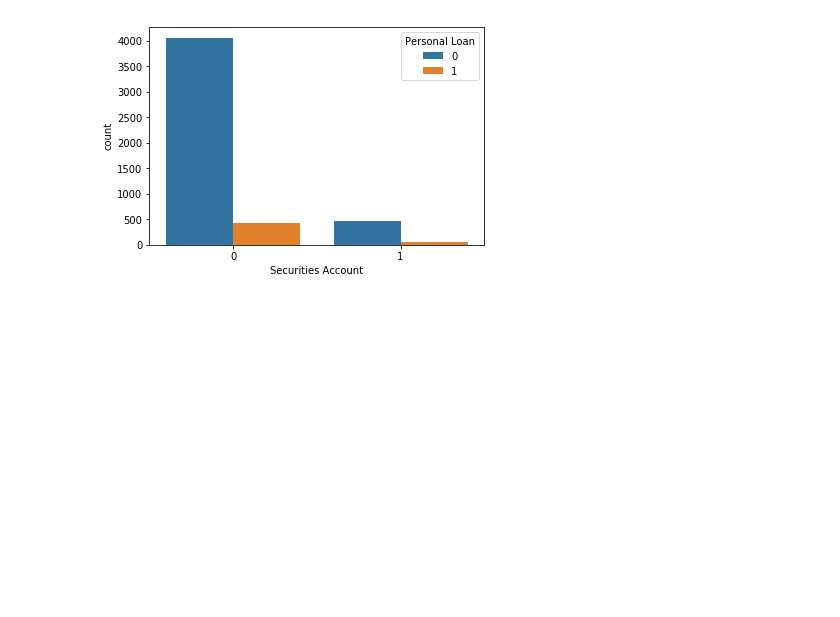
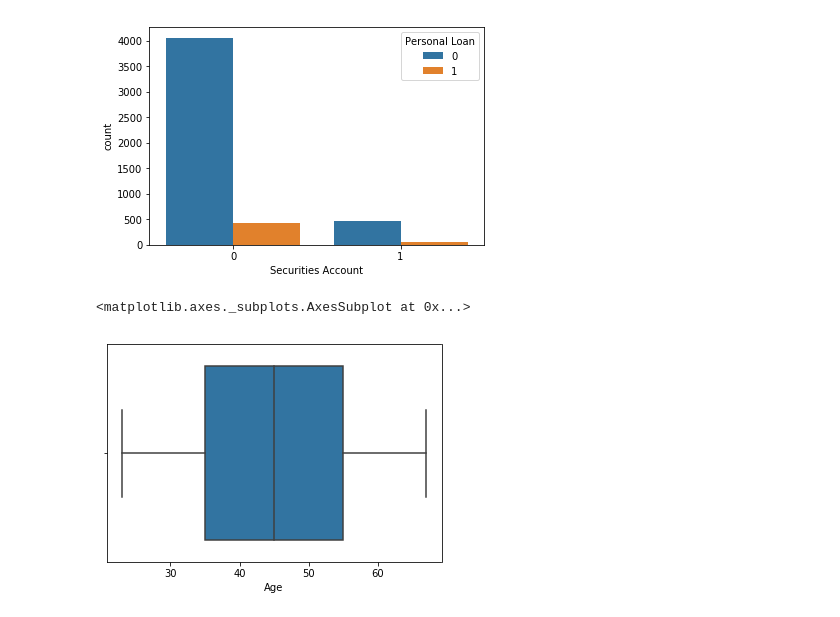
Before and after one commit to GreatLearningAIML1/chennai-aug-batch-senthilvelavan, a Jupyter notebook: SupervisedLearning-R4-Project2/Supervised Learning_R4_Project2_BankLoanModel.ipynb, the cells around one changed output. Cells and saved outputs as stored; diff of their text form; code cells hidden in the pictures; blank space fills up the shorter version.

```diff
--- a/SupervisedLearning-R4-Project2/Supervised Learning_R4_Project2_BankLoanModel.ipynb
+++ b/SupervisedLearning-R4-Project2/Supervised Learning_R4_Project2_BankLoanModel.ipynb
@@ -209,3 +179,8 @@ sns.countplot(x='Securities Account',data=bkln_df,hue='Personal Loan')
 # %% [output]
 <matplotlib.axes._subplots.AxesSubplot at 0x...>
 [figure]
+# %%
+sns.boxplot(bkln_df['Age'])
+# %% [output]
+<matplotlib.axes._subplots.AxesSubplot at 0x...>
+[figure, added]
```
Also changed, not shown: parts of 13 cells of this notebook.
